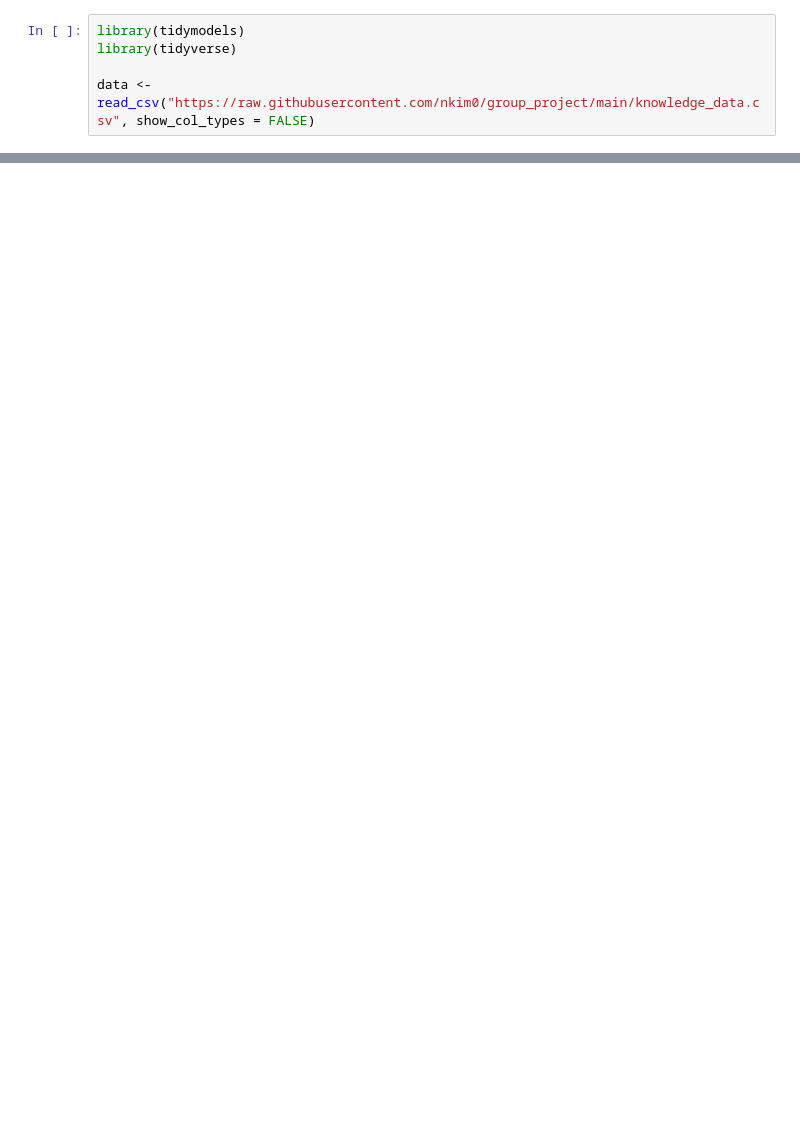
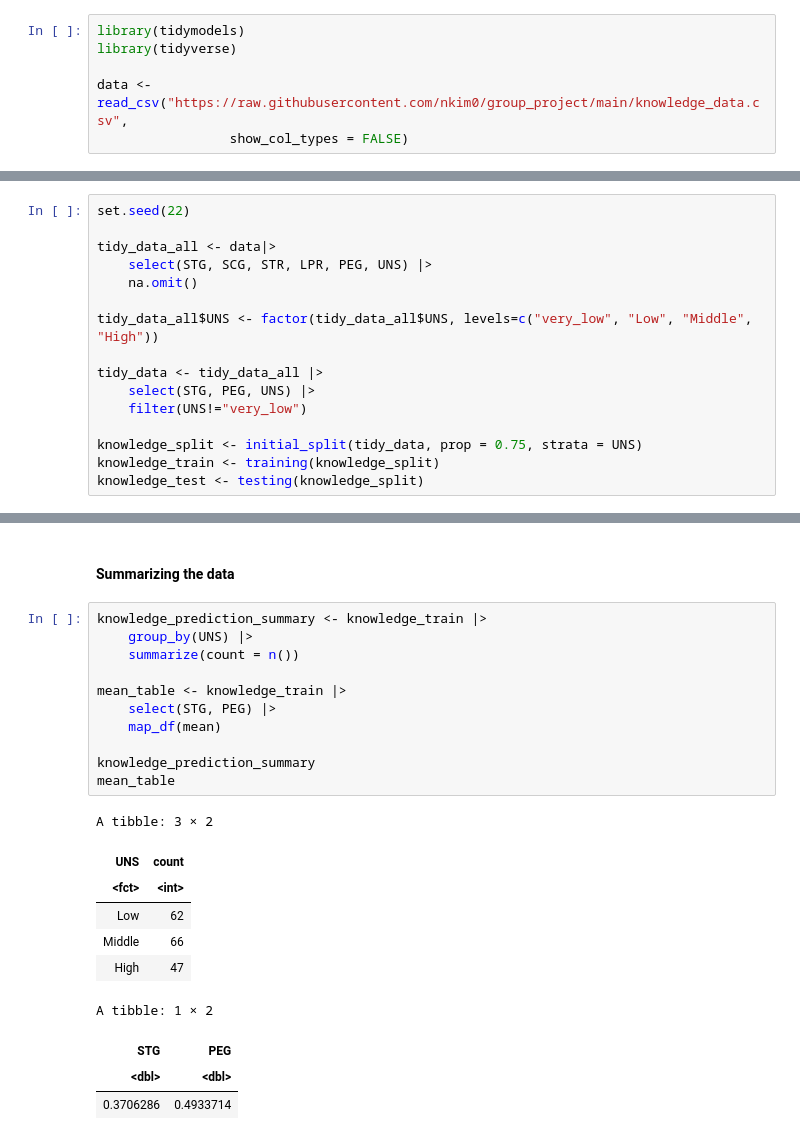
Before and after one commit to nkim0/Group-Project, a Jupyter notebook: Group Project Report.ipynb, the cells around one changed output, grey strips where cells are left out. Saved outputs shown, nothing was run; the diff lists cells and outputs as text; blank space fills up the shorter version.

Commit message:
group project report started

```diff
--- a/Group Project Report.ipynb
+++ b/Group Project Report.ipynb
@@ -2,5 +30,6 @@
 library(tidymodels)
 library(tidyverse)
 
-data <- read_csv("https://raw.githubusercontent.com/nkim0/group_project/main/knowledge_data.csv", show_col_types = FALSE)
+data <- read_csv("https://raw.githubusercontent.com/nkim0/group_project/main/knowledge_data.csv",
+                 show_col_types = FALSE)
 # %% [output]
@@ -23,0 +42,16 @@ New names:
+# %%
+set.seed(22)
+
+tidy_data_all <- data|>
+    select(STG, SCG, STR, LPR, PEG, UNS) |>
+    na.omit()
+
+tidy_data_all$UNS <- factor(tidy_data_all$UNS, levels=c("very_low", "Low", "Middle", "High"))
+
+tidy_data <- tidy_data_all |>
+    select(STG, PEG, UNS) |>
+    filter(UNS!="very_low")
+
+knowledge_split <- initial_split(tidy_data, prop = 0.75, strata = UNS)
+knowledge_train <- training(knowledge_split)
+knowledge_test <- testing(knowledge_split)
@@ -23,0 +60,24 @@ New names:
+# %% [markdown]
+#### Summarizing the data
+# %%
+knowledge_prediction_summary <- knowledge_train |>
+    group_by(UNS) |>
+    summarize(count = n())
+
+mean_table <- knowledge_train |>
+    select(STG, PEG) |>
+    map_df(mean)
+
+knowledge_prediction_summary
+mean_table
+# %% [output]
+A tibble: 3 × 2
+| UNS | count |
+| <fct> | <int> |
+| Low | 62 |
+| Middle | 66 |
+| High | 47 |
+A tibble: 1 × 2
+| STG | PEG |
+| <dbl> | <dbl> |
+| 0.3706286 | 0.4933714 |
```
Also changed, not shown: parts of 15 cells of this notebook.
